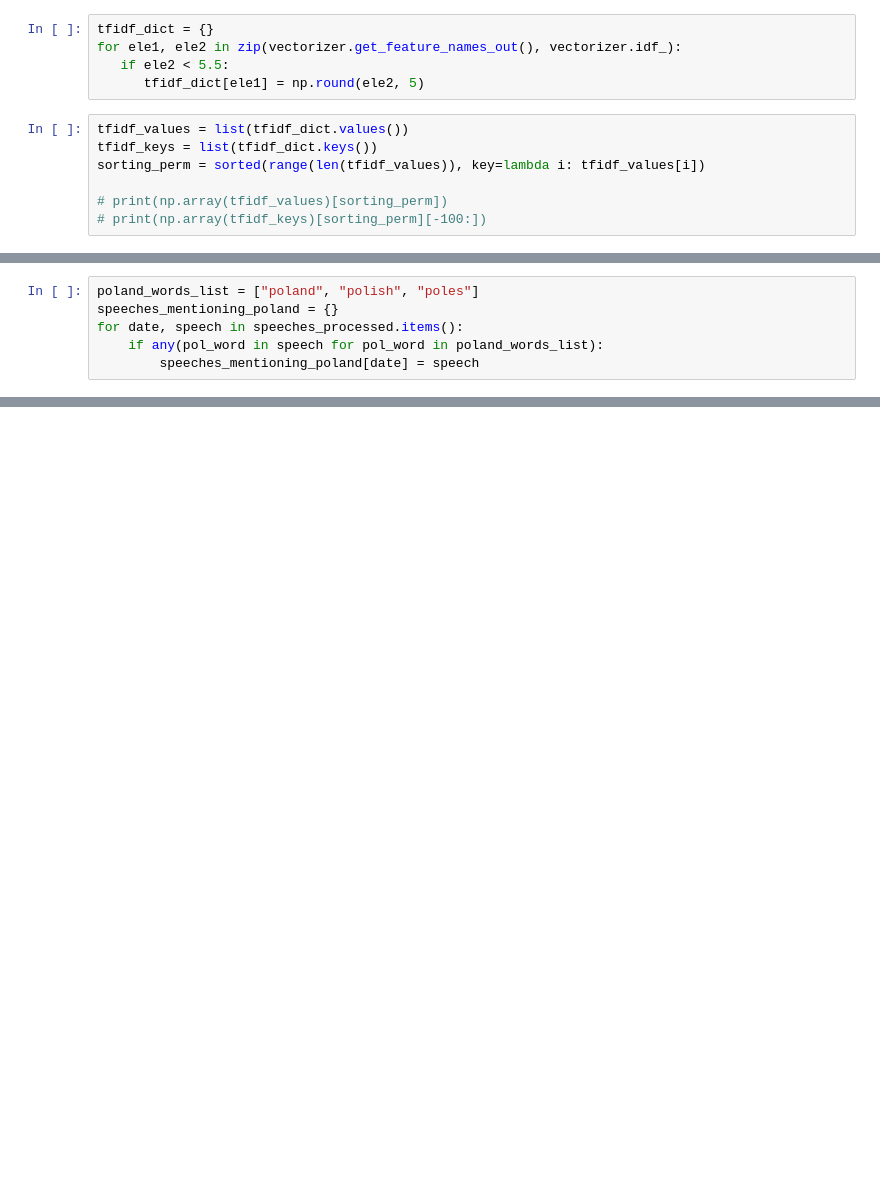
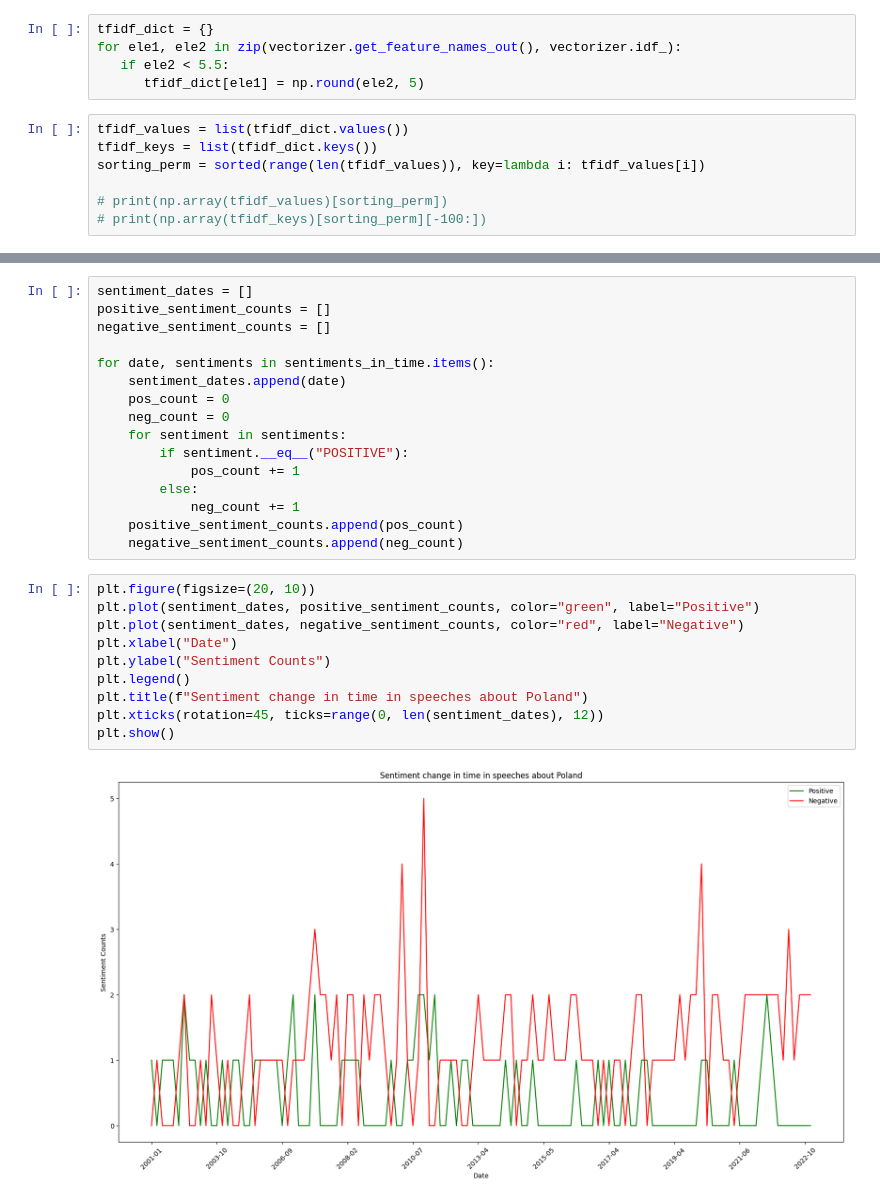
Before and after one commit to grzegorzZ1/2024Z-NLP-project, a Jupyter notebook: nlp.ipynb, the cells around one changed output, grey strips where cells are left out. Drawn from its saved outputs; the diff is of its cells as text; blank space fills up the shorter version.

```diff
--- a/nlp.ipynb
+++ b/nlp.ipynb
@@ -184,6 +205,0 @@ plt.show()
-# %%
-poland_words_list = ["poland", "polish", "poles"]
-speeches_mentioning_poland = {}
-for date, speech in speeches_processed.items():
-    if any(pol_word in speech for pol_word in poland_words_list):
-        speeches_mentioning_poland[date] = speech
@@ -223,0 +242,28 @@ plt.show()
+# %%
+sentiment_dates = []
+positive_sentiment_counts = []
+negative_sentiment_counts = []
+
+for date, sentiments in sentiments_in_time.items():
+    sentiment_dates.append(date)
+    pos_count = 0
+    neg_count = 0
+    for sentiment in sentiments:
+        if sentiment.__eq__("POSITIVE"):
+            pos_count += 1
+        else:
+            neg_count += 1
+    positive_sentiment_counts.append(pos_count)
+    negative_sentiment_counts.append(neg_count)
+# %%
+plt.figure(figsize=(20, 10))
+plt.plot(sentiment_dates, positive_sentiment_counts, color="green", label="Positive")
+plt.plot(sentiment_dates, negative_sentiment_counts, color="red", label="Negative")
+plt.xlabel("Date")
+plt.ylabel("Sentiment Counts")
+plt.legend()
+plt.title(f"Sentiment change in time in speeches about Poland")
+plt.xticks(rotation=45, ticks=range(0, len(sentiment_dates), 12))
+plt.show()
+# %% [output]
+[figure, added]
```
Also changed, not shown: parts of 26 cells of this notebook, 1 other file.
